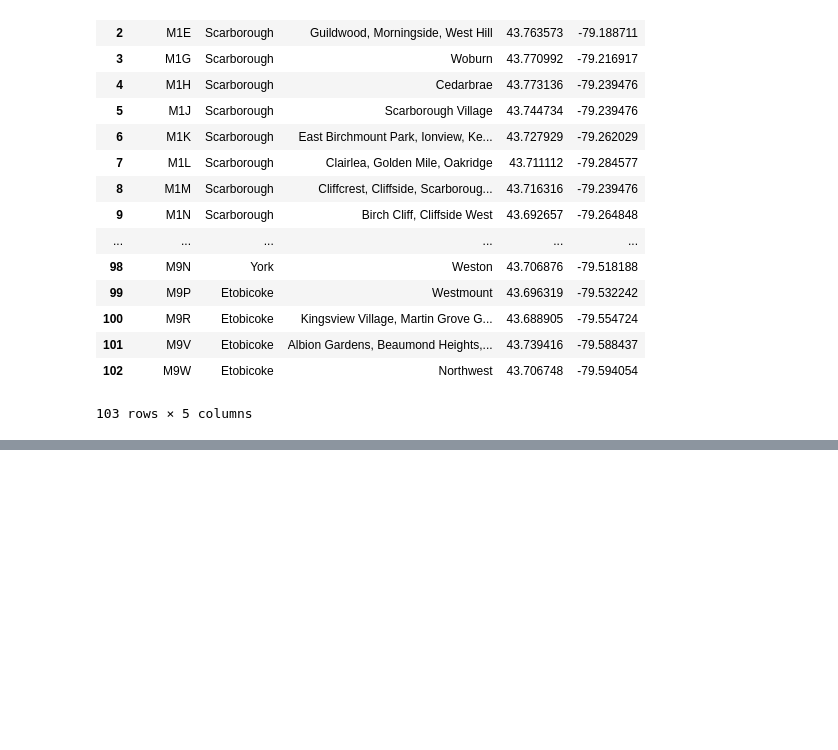
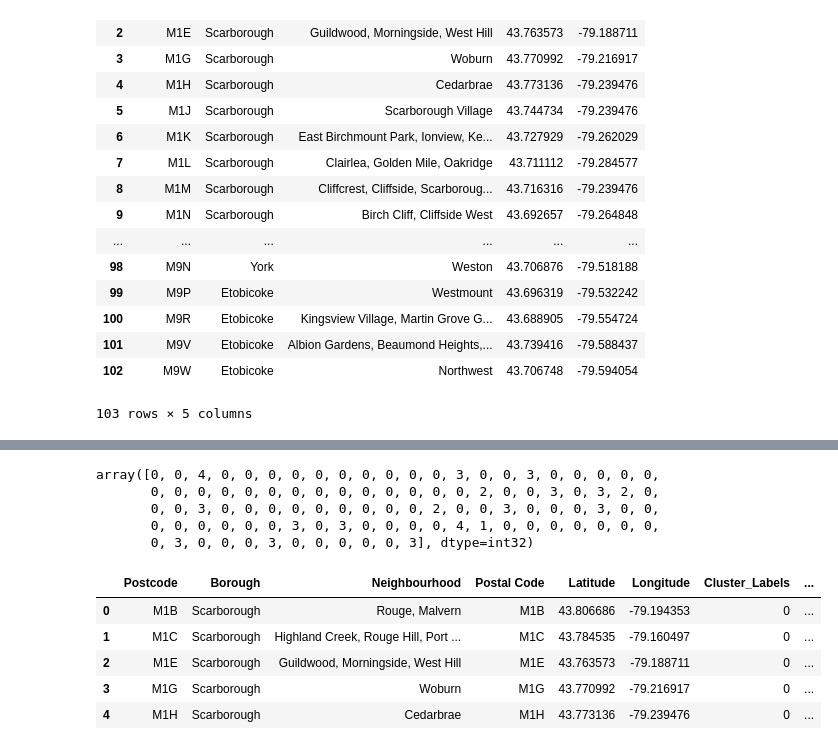
Before and after one commit to makiluke/Coursera_Capstone, a Jupyter notebook: Segmenting and Clustering Neighborhoods.ipynb, the cells around one changed output, grey strips where cells are left out. Cells and saved outputs as stored; diff of their text form; code cells hidden in the pictures; blank space fills up the shorter version.

```diff
--- a/Segmenting and Clustering Neighborhoods.ipynb
+++ b/Segmenting and Clustering Neighborhoods.ipynb
@@ -175,0 +462,3 @@ df.drop(columns = ['Postal Code'])
+# %%
+toronto_grouped = toronto_onehot.groupby('Neighbourhood').mean().reset_index()
+toronto_grouped
@@ -175,0 +547,17 @@ df.drop(columns = ['Postal Code'])
+# %%
+# set number of clusters
+kclusters = 5
+
+toronto_grouped_clustering = toronto_grouped.drop('Neighbourhood', 1)
+
+# run k-means clustering
+kmeans = KMeans(n_clusters=kclusters, random_state=0).fit(toronto_grouped_clustering)
+
+# check cluster labels generated for each row in the dataframe
+kmeans.labels_[0:100]
+# %% [output]
+array([0, 0, 4, 0, 0, 0, 0, 0, 0, 0, 0, 0, 0, 3, 0, 0, 3, 0, 0, 0, 0, 0,
+       0, 0, 0, 0, 0, 0, 0, 0, 0, 0, 0, 0, 0, 0, 2, 0, 0, 3, 0, 3, 2, 0,
+       0, 0, 3, 0, 0, 0, 0, 0, 0, 0, 0, 0, 2, 0, 0, 3, 0, 0, 0, 3, 0, 0,
+       0, 0, 0, 0, 0, 0, 3, 0, 3, 0, 0, 0, 0, 4, 1, 0, 0, 0, 0, 0, 0, 0,
+       0, 3, 0, 0, 0, 3, 0, 0, 0, 0, 0, 3], dtype=int32)
@@ -175,0 +566,15 @@ df.drop(columns = ['Postal Code'])
+# %%
+toronto_merged = df
+toronto_merged=toronto_merged.dropna()
+# merge toronto_grouped with toronto_data to add latitude/longitude for each neighborhood
+toronto_merged = toronto_merged.join(neighbourhoods_venues_sorted.set_index('Neighbourhood'), on='Neighbourhood')
+toronto_merged=toronto_merged.dropna()
+toronto_merged['Cluster_Labels'] = toronto_merged.Cluster_Labels.astype(int)
+toronto_merged.head() # check the last columns!
+# %% [output]
+|  | Postcode | Borough | Neighbourhood | Postal Code | Latitude | Longitude | Cluster_Labels | ... |
+| 0 | M1B | Scarborough | Rouge, Malvern | M1B | 43.806686 | -79.194353 | 0 | ... |
+| 1 | M1C | Scarborough | Highland Creek, Rouge Hill, Port ... | M1C | 43.784535 | -79.160497 | 0 | ... |
+| 2 | M1E | Scarborough | Guildwood, Morningside, West Hill | M1E | 43.763573 | -79.188711 | 0 | ... |
+| 3 | M1G | Scarborough | Woburn | M1G | 43.770992 | -79.216917 | 0 | ... |
+| 4 | M1H | Scarborough | Cedarbrae | M1H | 43.773136 | -79.239476 | 0 | ... |
```
Also changed, not shown: parts of 37 cells of this notebook.
